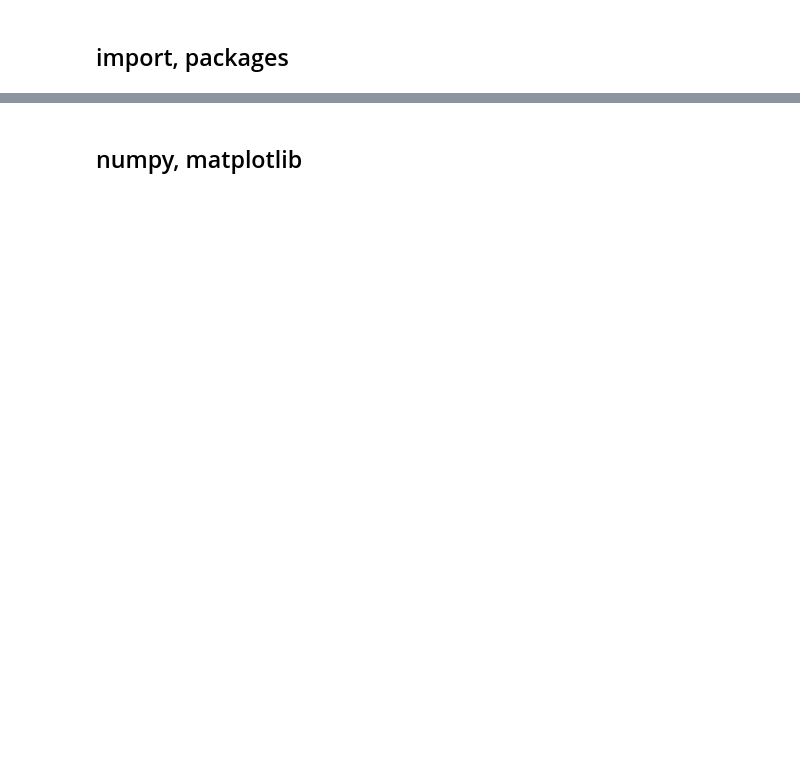
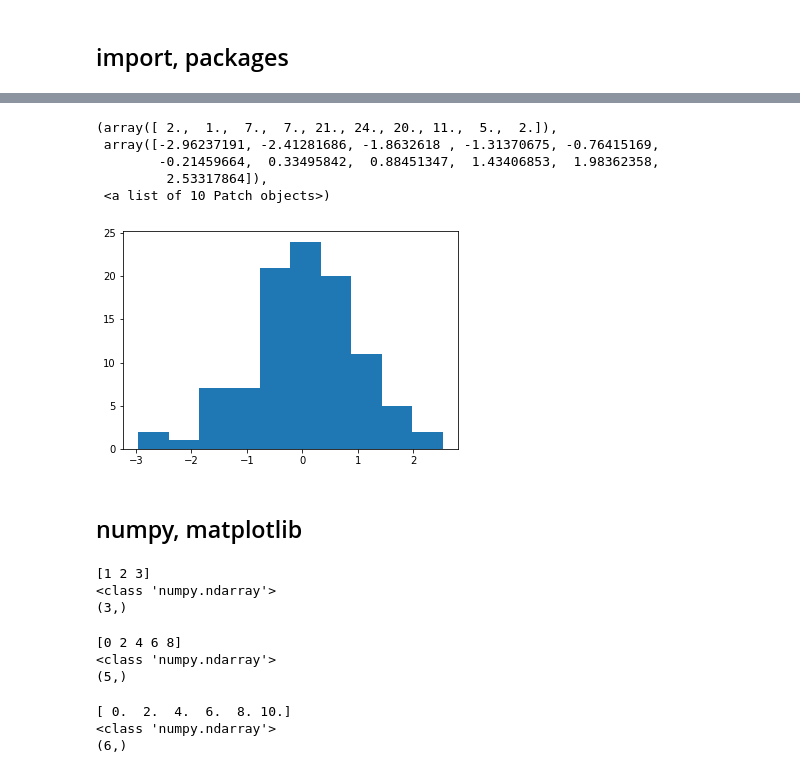
Before and after one commit to syjoo7777/class2022Spring, a Jupyter notebook: 20220316.ipynb, the cells around one changed output, grey strips where cells are left out. Drawn from its saved outputs; the diff is of its cells as text; code cells hidden in the pictures; blank space fills up the shorter version.

```diff
--- a/20220316.ipynb
+++ b/20220316.ipynb
@@ -201,0 +263,12 @@ def divide(a,b):
+# %%
+from matplotlib import pyplot
+pyplot.hist(n)
+
+# from import를 쓰면 import as 처럼 축약해서 불러올 수 있음
+# %% [output]
+(array([ 2.,  1.,  7.,  7., 21., 24., 20., 11.,  5.,  2.]),
+ array([-2.96237191, -2.41281686, -1.8632618 , -1.31370675, -0.76415169,
+        -0.21459664,  0.33495842,  0.88451347,  1.43406853,  1.98362358,
+         2.53317864]),
+ <a list of 10 Patch objects>)
+[figure, added]
@@ -202,2 +289,29 @@ def divide(a,b):
 # %% [markdown]
 ## numpy, matplotlib ##
+# %%
+x = np.array([1,2,3]) # 행렬을 만드는 용도
+print(x)
+print(type(x))
+print(x.shape)
+# %% [output]
+[1 2 3]
+<class 'numpy.ndarray'>
+(3,)
+# %%
+x = np.arange(0,10,2) # 0이상 10미만의 실수를 2 간격으로 행렬로 만듬
+print(x)
+print(type(x))
+print(x.shape)
+# %% [output]
+[0 2 4 6 8]
+<class 'numpy.ndarray'>
+(5,)
+# %%
+x = np.linspace(0,10,6) # 0이상 10미만의 실수를 같은 간격으로 나누어 6개의 원소를 가지는 행렬로 만듬
+print(x)
+print(type(x))
+print(x.shape)
+# %% [output]
+[ 0.  2.  4.  6.  8. 10.]
+<class 'numpy.ndarray'>
+(6,)
```
Also changed, not shown: parts of 19 cells of this notebook.
